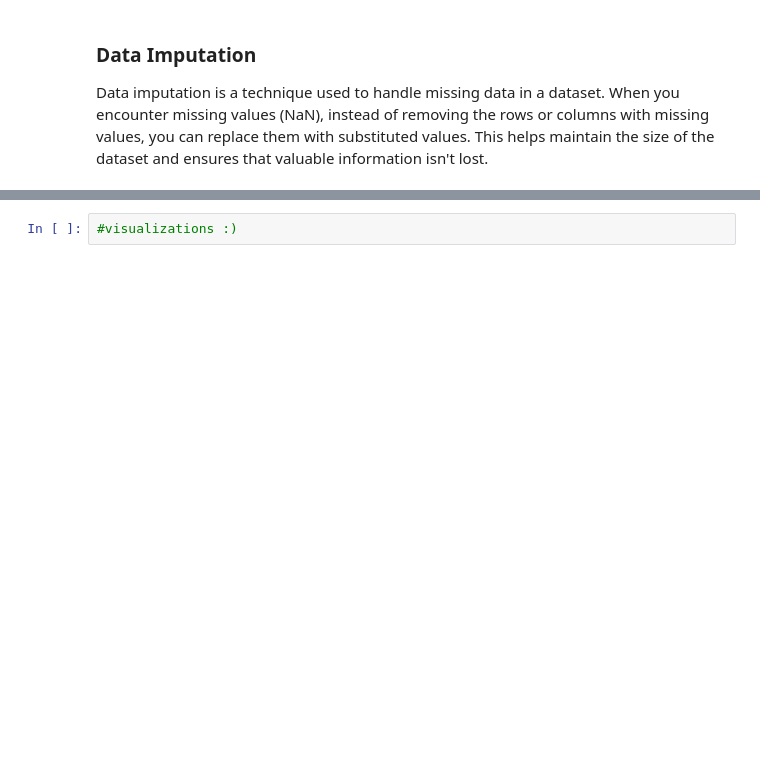
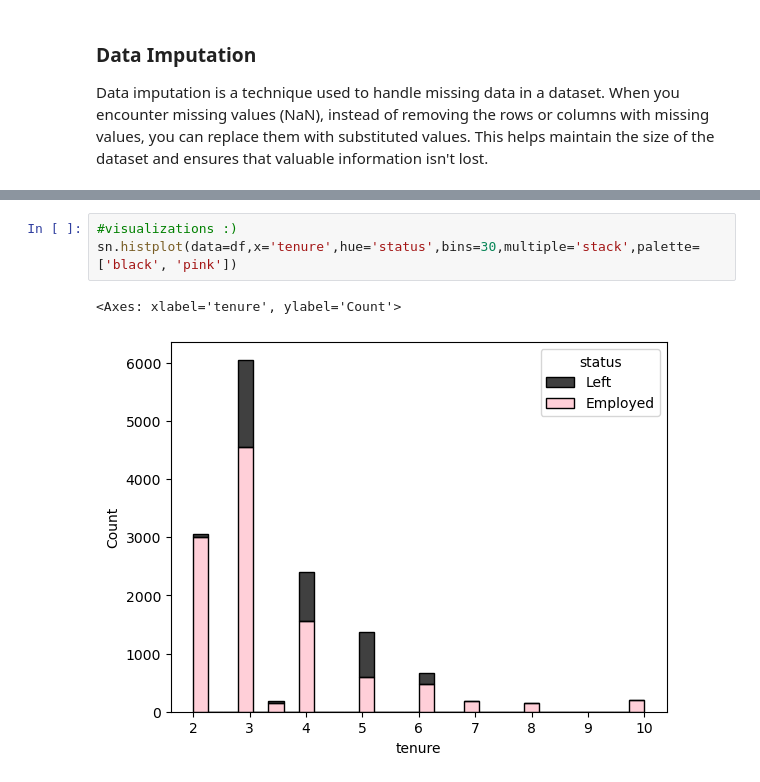
Before and after one commit to srinijalanda93/Machine-learning, a Jupyter notebook: 2448526_lab6.ipynb, the cells around one changed output, grey strips where cells are left out. Drawn from its saved outputs; the diff is of its cells as text; blank space fills up the shorter version.

```diff
--- a/2448526_lab6.ipynb
+++ b/2448526_lab6.ipynb
@@ -210,2 +205,6 @@ dataset.sample(10)
 # %%
 #visualizations :)
+sn.histplot(data=df,x='tenure',hue='status',bins=30,multiple='stack',palette=['black', 'pink'])
+# %% [output]
+<Axes: xlabel='tenure', ylabel='Count'>
+[figure, added]
```
Also changed, not shown: parts of 36 cells of this notebook.
